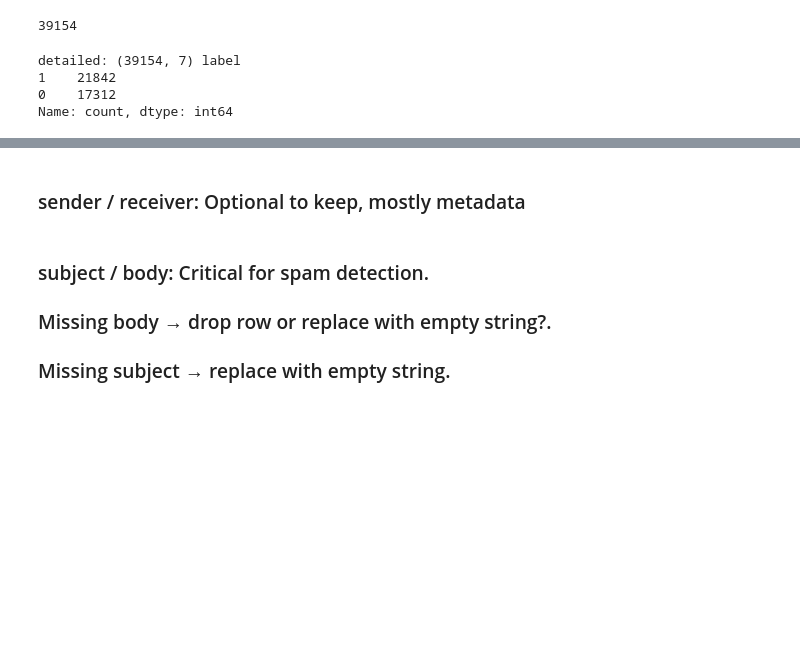
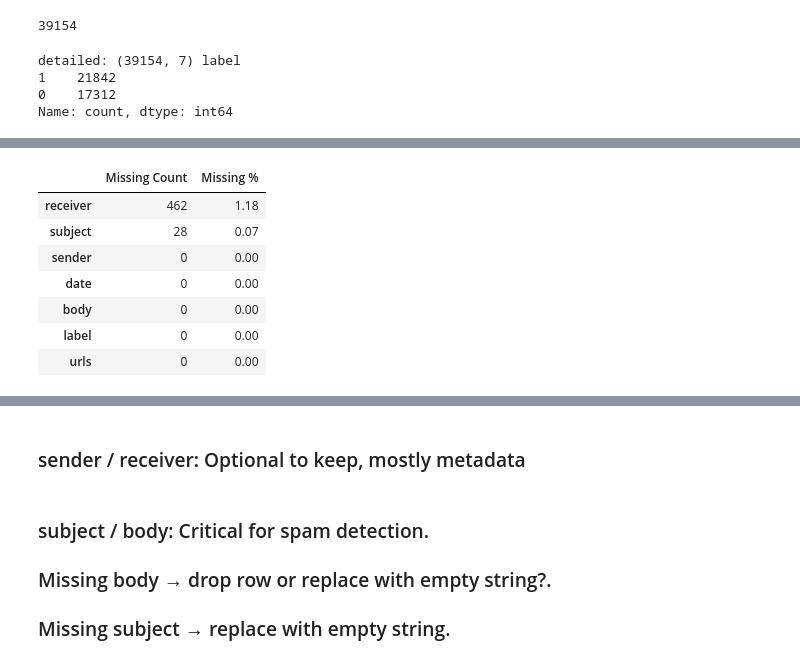
Before and after one commit to Renadyousef/SWE485-Project-Group1, a Jupyter notebook: Phase1_Data_Exploration.ipynb, the cells around one changed output, grey strips where cells are left out. Saved outputs shown, nothing was run; the diff lists cells and outputs as text; code cells hidden in the pictures; blank space fills up the shorter version.

```diff
--- a/Phase1_Data_Exploration.ipynb
+++ b/Phase1_Data_Exploration.ipynb
@@ -101,0 +219,23 @@ sns.countplot(x='urls', hue='label', data=df)
+# %%
+# We’ll use a helper function (missing_report) to display the missing count and percentage clearly.
+
+def missing_report(frame):
+    mc = frame.isna().sum()
+    mp = (frame.isna().mean() * 100).round(2)
+    rep = (
+        pd.concat([mc.rename("Missing Count"), mp.rename("Missing %")], axis=1)
+        .sort_values("Missing %", ascending=False)
+    )
+    return rep
+
+missing_before = missing_report(df)
+missing_before
+# %% [output]
+|  | Missing Count | Missing % |
+| receiver | 462 | 1.18 |
+| subject | 28 | 0.07 |
+| sender | 0 | 0.00 |
+| date | 0 | 0.00 |
+| body | 0 | 0.00 |
+| label | 0 | 0.00 |
+| urls | 0 | 0.00 |
```
Also changed, not shown: parts of 37 cells of this notebook.
